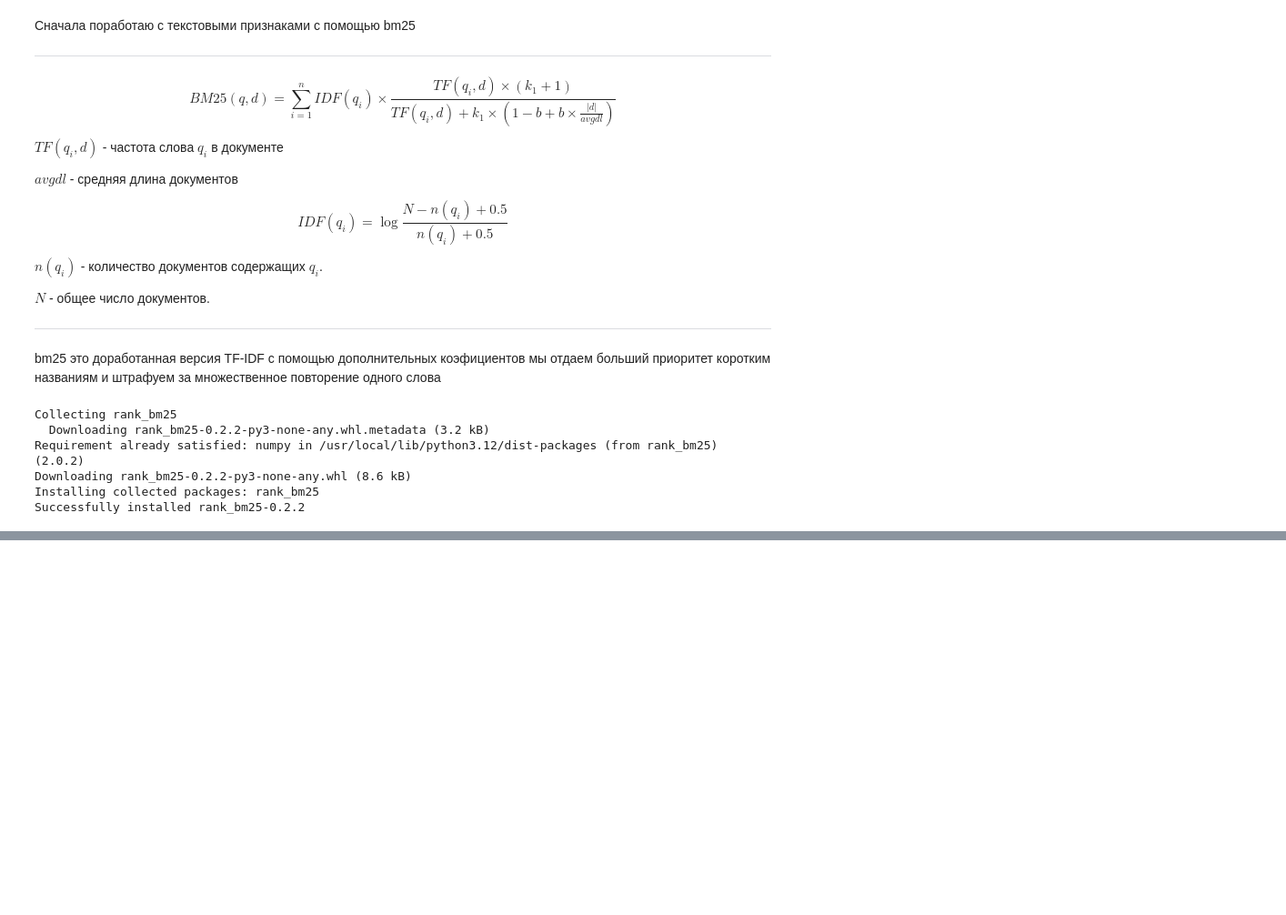
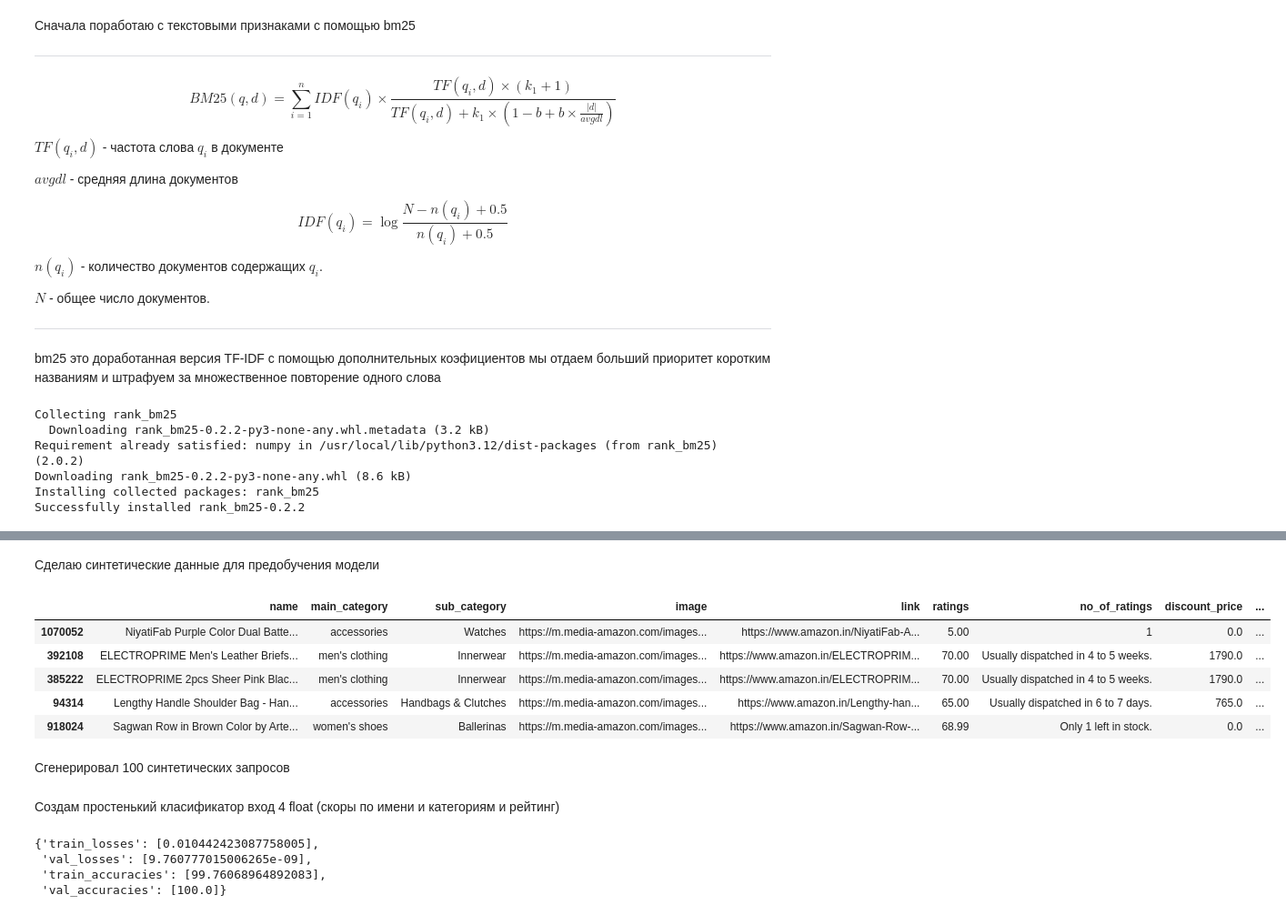
Before and after one commit to ler1223/retrieval_learn_project, a Jupyter notebook: retrival.ipynb, the cells around one changed output, grey strips where cells are left out. Shown at 91% size. Saved outputs shown, nothing was run; the diff lists cells and outputs as text; code cells hidden in the pictures; blank space fills up the shorter version.

```diff
--- a/retrival.ipynb
+++ b/retrival.ipynb
@@ -157,7 +198,7 @@ queries = [
 # %%
 for query in queries:
     tokenized_query = preprocess_text(query)
-    scores = bm25.get_scores(tokenized_query)
+    scores = 0.4 * bm25_name.get_scores(tokenized_query) + 0.3 * bm25_main_category.get_scores(tokenized_query) + 0.3 * bm25_sub_category.get_scores(tokenized_query)
     print(f"\nЗапрос: '{query}'")
     for (product, score, index) in sorted(zip(df['name'], scores, range(len(df))), key=lambda x: x[1], reverse=True)[:1]:
         print(f"  {product} -> BM25: {score:.3f}")
@@ -175 +216,58 @@ for query in queries:
 [interactive output not drawn]
+# %% [markdown]
+Сделаю синтетические данные для предобучения модели
+# %%
+def assign_relevance(row, query):
+    score = 0
+    tokenized_query = preprocess_text(query)
+
+    text_score = 0.6 * bm25_name.get_scores(tokenized_query) + 0.3 * bm25_main_category.get_scores(tokenized_query) + 0.3 * bm25_sub_category.get_scores(tokenized_query)
+
+    quality_score = 0.4 * (row['ratings'] / 5.0)
+
+    total_score = text_score + quality_score
+
+    if total_score >= 0.7:
+        return 2  # Полностью релевантен
+    elif total_score >= 0.3:
+        return 1  # Частично релевантен
+    else:
+        return 0  # Не релевантен
+# %%
+query = "pasta bellisimo"
+
+def assign_relevance(row, query, score_name, score_main_cat, score_sub_cat):
+    tokenized_query = preprocess_text(query)
+
+    text_score = (
+        0.4 * score_name[row.name] +
+        0.3 * score_main_cat[row.name] +
+        0.3 * score_sub_cat[row.name]
+    )
+
+    quality_score = 0.4 * (row['ratings'] / 5.0)
+
+    total_score = text_score + quality_score
+
+    if total_score >= 0.7:
+        return 2  # Полностью релевантен
+    elif total_score >= 0.3:
+        return 1  # Частично релевантен
+    else:
+        return 0  # Не релевантен
+
+score_name = bm25_name.get_scores(tokenized_query)
+score_main_cat = bm25_main_category.get_scores(tokenized_query)
+score_sub_cat = bm25_sub_category.get_scores(tokenized_query)
+df['relevance'] = df.apply(lambda row: assign_relevance(row, query, score_name, score_main_cat, score_sub_cat), axis=1)
+
+df.sort_values('relevance', ascending=False).head()
+# %% [output]
+|  | name | main_category | sub_category | image | link | ratings | no_of_ratings | discount_price | ... |
+| 1070052 | NiyatiFab Purple Color Dual Batte... | accessories | Watches | https://m.media-amazon.com/images... | https://www.amazon.in/NiyatiFab-A... | 5.00 | 1 | 0.0 | ... |
+| 392108 | ELECTROPRIME Men's Leather Briefs... | men's clothing | Innerwear | https://m.media-amazon.com/images... | https://www.amazon.in/ELECTROPRIM... | 70.00 | Usually dispatched in 4 to 5 weeks. | 1790.0 | ... |
+| 385222 | ELECTROPRIME 2pcs Sheer Pink Blac... | men's clothing | Innerwear | https://m.media-amazon.com/images... | https://www.amazon.in/ELECTROPRIM... | 70.00 | Usually dispatched in 4 to 5 weeks. | 1790.0 | ... |
+| 94314 | Lengthy Handle Shoulder Bag - Han... | accessories | Handbags & Clutches | https://m.media-amazon.com/images... | https://www.amazon.in/Lengthy-han... | 65.00 | Usually dispatched in 6 to 7 days. | 765.0 | ... |
+| 918024 | Sagwan Row in Brown Color by Arte... | women's shoes | Ballerinas | https://m.media-amazon.com/images... | https://www.amazon.in/Sagwan-Row-... | 68.99 | Only 1 left in stock. | 0.0 | ... |
+# %% [markdown]
+Сгенерировал 100 синтетических запросов
@@ -175,0 +314,2 @@ for query in queries:
+# %% [markdown]
+Создам простенький класификатор вход 4 float (скоры по имени и категориям и рейтинг)
@@ -175,0 +479,7 @@ for query in queries:
+# %%
+history
+# %% [output]
+{'train_losses': [0.010442423087758005],
+ 'val_losses': [9.760777015006265e-09],
+ 'train_accuracies': [99.76068964892083],
+ 'val_accuracies': [100.0]}
```
Also changed, not shown: parts of 26 cells of this notebook.
